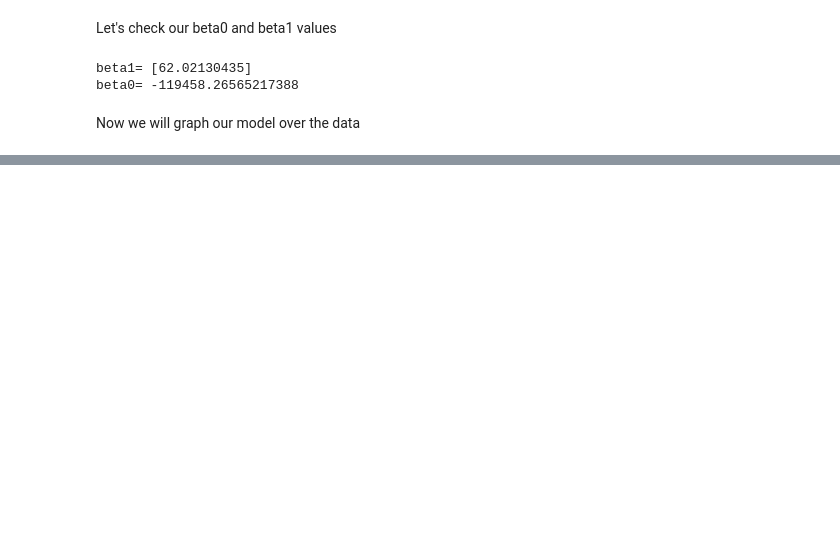
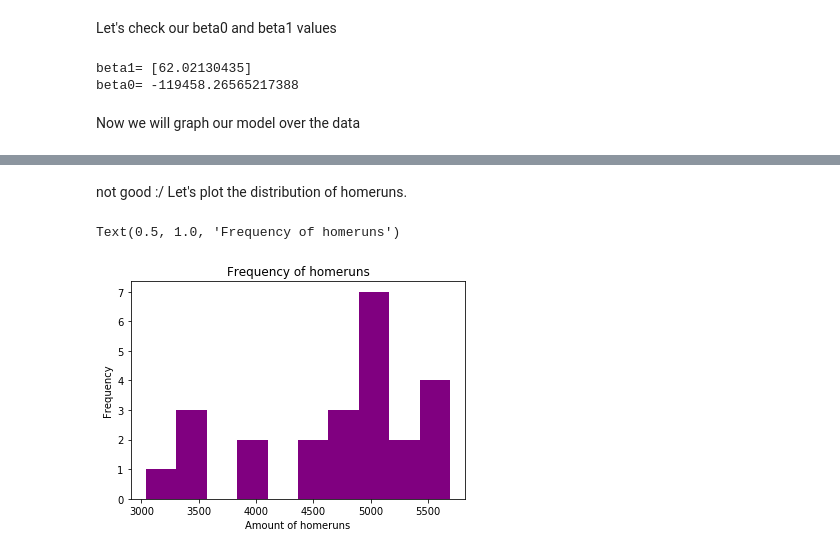
Before and after one commit to galinabello/linearmodels-baseball, a Jupyter notebook: Generalized Linear Model.ipynb, the cells around one changed output, grey strips where cells are left out. Drawn from its saved outputs; the diff is of its cells as text; code cells hidden in the pictures; blank space fills up the shorter version.

```diff
--- a/Generalized Linear Model.ipynb
+++ b/Generalized Linear Model.ipynb
@@ -281,0 +279,10 @@ oh
+# %% [markdown]
+not good :/ Let's plot the distribution of homeruns.
+# %%
+plt.hist(hry,color='purple')
+plt.xlabel("Amount of homeruns")
+plt.ylabel("Frequency")
+plt.title("Frequency of homeruns")
+# %% [output]
+Text(0.5, 1.0, 'Frequency of homeruns')
+[figure, added]
```
Also changed, not shown: parts of 6 cells of this notebook.
